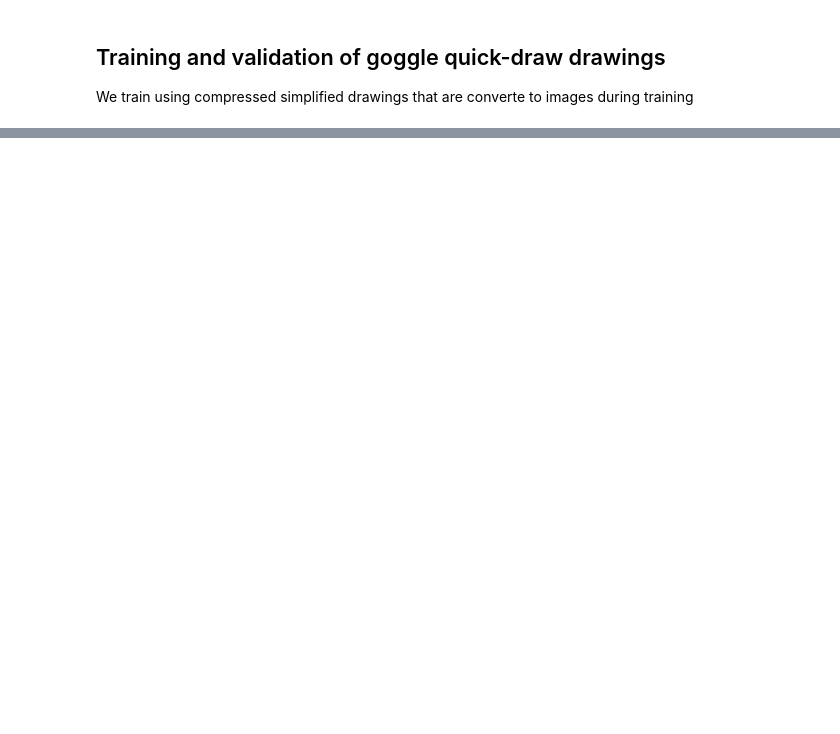
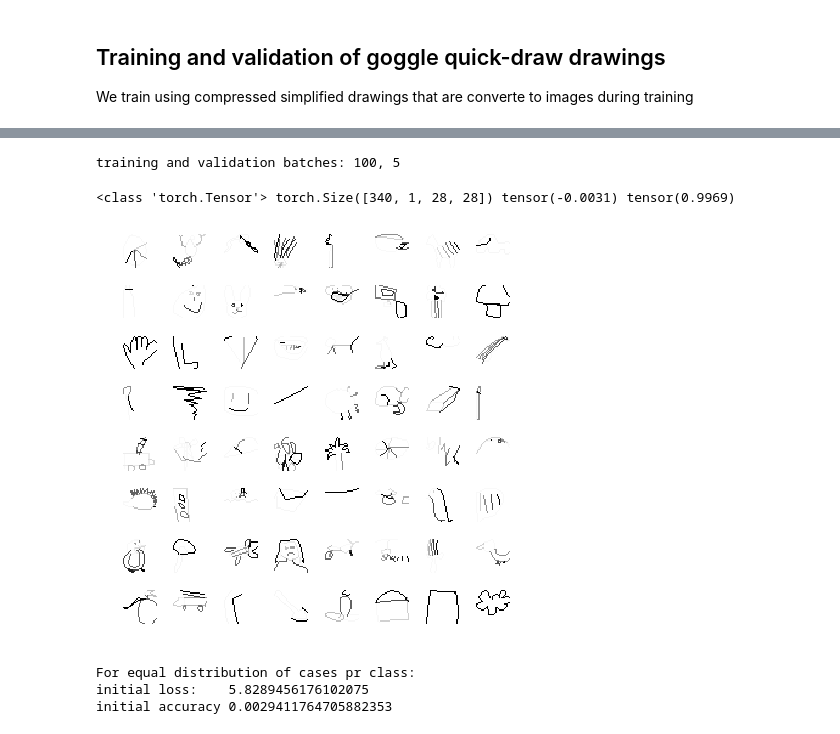
Before and after one commit to kasparlund/google_quick_draw, a Jupyter notebook: classification_by_image.ipynb, the cells around one changed output, grey strips where cells are left out. Cells and saved outputs as stored; diff of their text form; code cells hidden in the pictures; blank space fills up the shorter version.

```diff
--- a/classification_by_image.ipynb
+++ b/classification_by_image.ipynb
@@ -70,0 +100,24 @@ plot images : 1000
+# %%
+nh,bs              = 50,340
+train_dl, valid_dl = ( DataLoader( train_ds, batch_size=bs, shuffle=True),
+                       DataLoader(valid_ds,  batch_size=bs*2) )
+data               = DataBunch( train_dl, valid_dl, c_in=1, c_out=len(vocab) )
+print(f"training and validation batches: {len(data.train_dl)}, {len(data.valid_dl)}")
+# %% [output]
+training and validation batches: 100, 5
+# %%
+xb, _ = next(iter(train_dl))
+# %%
+print( type(xb), xb.shape, xb.mean(), xb.std() )
+plot_images(xb.view(xb.shape[0],28,28).data.numpy(), cmap=cm.Greys, max_rows_cols=8, figsize=(6, 6) )
+# %% [output]
+<class 'torch.Tensor'> torch.Size([340, 1, 28, 28]) tensor(-0.0031) tensor(0.9969)
+[figure, added]
+# %%
+# average loss pr input sample at iteration 0
+initial_loss = -np.log( 1.0/len(vocab) )
+print(f"For equal distribution of cases pr class:\ninitial loss:    {initial_loss}\ninitial accuracy {1.0/len(vocab)}")
+# %% [output]
+For equal distribution of cases pr class:
+initial loss:    5.8289456176102075
+initial accuracy 0.0029411764705882353
```
Also changed, not shown: parts of 21 cells of this notebook, 6 other files.
